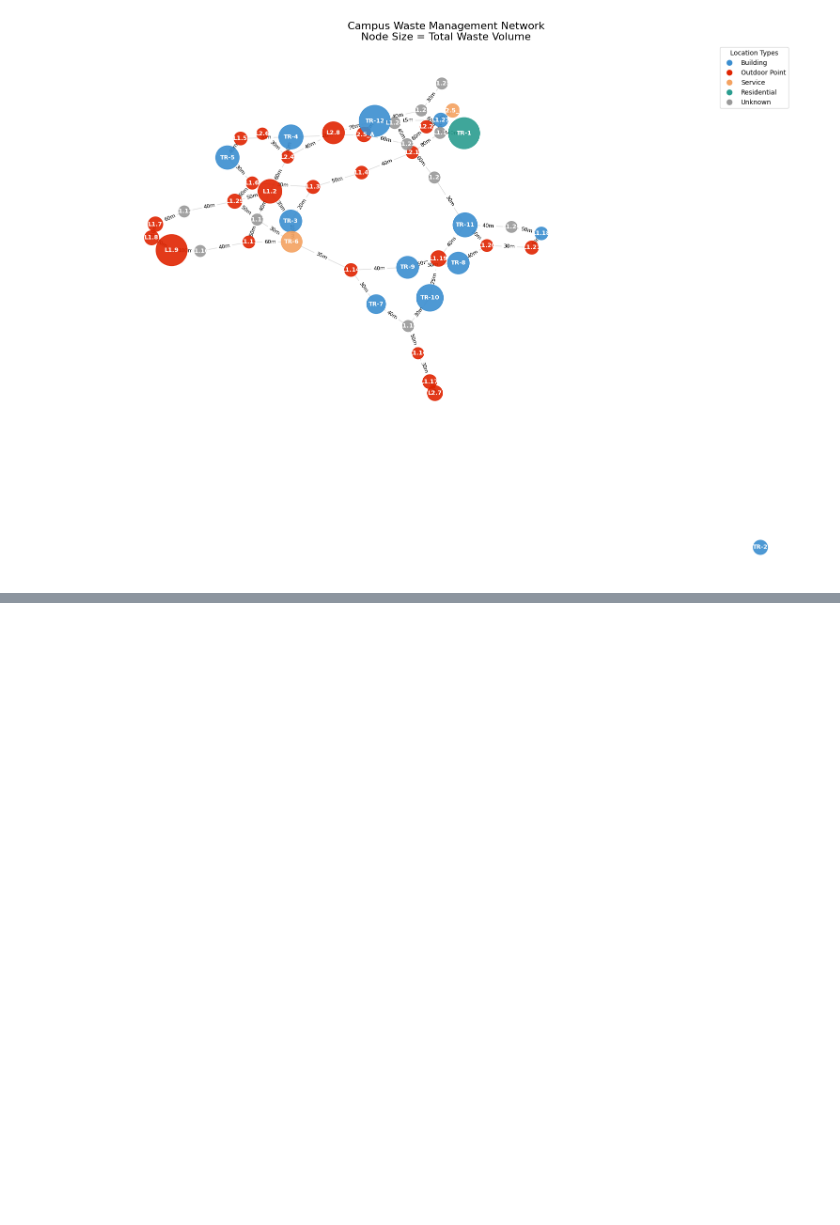
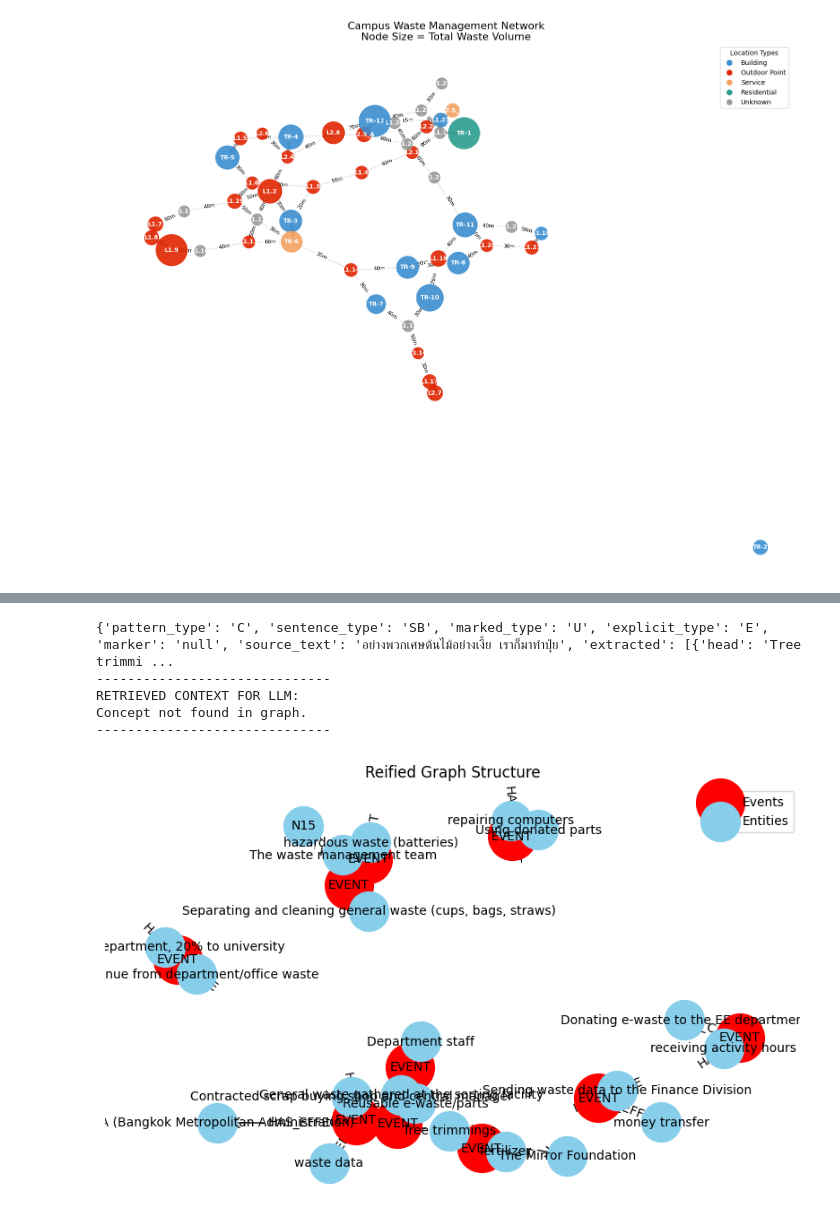
Before and after one commit to Trollface8D/Garbage-Management-Simulation-Engine, a Jupyter notebook: Simulation/map_visualize.ipynb, the cells around one changed output, grey strips where cells are left out. Drawn from its saved outputs; the diff is of its cells as text; code cells hidden in the pictures; blank space fills up the shorter version.

```diff
--- a/Simulation/map_visualize.ipynb
+++ b/Simulation/map_visualize.ipynb
@@ -306,0 +332,14 @@ plot_graph_visual(G)
+# %%
+queries = [
+    "What is the capital of China?",
+    "Explain gravity",
+]
+documents = [
+    "The capital of China is Beijing.",
+    "Gravity is a force that attracts two bodies towards each other. It gives weight to physical objects and is responsible for the movement of planets around the sun.",
+]
+
+query_embeddings = model.encode_query(queries)
+document_embeddings = model.encode_document(documents)
+similarities = model.similarity(query_embeddings, document_embeddings)
+print(similarities)
@@ -306,0 +551,62 @@ plot_graph_visual(G)
+# %%
+# --- 3. RETRIEVAL SIMULATION (GraphRAG) ---
+def query_graph_rag(graph: nx.DiGraph, target_concept: str):
+    """
+    Scenario: User asks "Why is the garbage overflowing?"
+    We find the 'Garbage' node, look for connected Events, and retrieve causes.
+    """
+    results = []
+
+    # Step A: Find the target entity node (Simulating Vector Search)
+    target_node_id = target_concept.replace(" ", "_")
+
+    # note: this needed to be replaced with vector search
+    if not graph.has_node(target_node_id):
+        return "Concept not found in graph."
+
+    # Step B: Traverse INCOMING edges to find the Event that caused this
+    # (Because we defined Event -> Effect, we look for predecessors)
+    predecessors = list(graph.predecessors(target_node_id))
+
+    for event_node in predecessors:
+        # Check if this is a CausalEvent
+        if graph.nodes[event_node].get("type") == "CausalEvent":
+
+            event_data = graph.nodes[event_node]
+            causes = []
+
+            # Step C: From the Event, look for OUTGOING edges that are 'HAS_CAUSE'
+            for neighbor in graph.successors(event_node):
+                edge_data = graph.get_edge_data(event_node, neighbor)
+                if edge_data['role'] == 'HAS_CAUSE':
+                    causes.append(graph.nodes[neighbor]['label'])
+
+            # Construct the Context Block
+            info_block = (
+                f"Found Issue: {target_concept}\n"
+                f" - Root Causes identified: {', '.join(causes)}\n"
+                f" - Original Logic: {event_data['description']}\n"
+                f" - Source Evidence: {event_data['source_citation']}..."
+            )
+            results.append(info_block)
+
+    return "\n\n".join(results)
+
+if __name__ == "__main__":
+    # --- 4. EXECUTE ---
+    # User Query: "Why is garbage overflowing?"
+    print(raw_data)
+    context = query_graph_rag(G, "garbage")  # Query the object entity
+
+    print("-" * 30)
+    print("RETRIEVED CONTEXT FOR LLM:")
+    print(context)
+    print("-" * 30)
+    plot_graph_visual(G)
+# %% [output]
+{'pattern_type': 'C', 'sentence_type': 'SB', 'marked_type': 'U', 'explicit_type': 'E', 'marker': 'null', 'source_text': 'อย่างพวกเศษต้นไม้อย่างเงี้ย เราก็มาทำปุ๋ย', 'extracted': [{'head': 'Tree trimmi ...
+------------------------------
+RETRIEVED CONTEXT FOR LLM:
+Concept not found in graph.
+------------------------------
+[figure, added]
```
Also changed, not shown: parts of 27 cells of this notebook, 1 other file.
